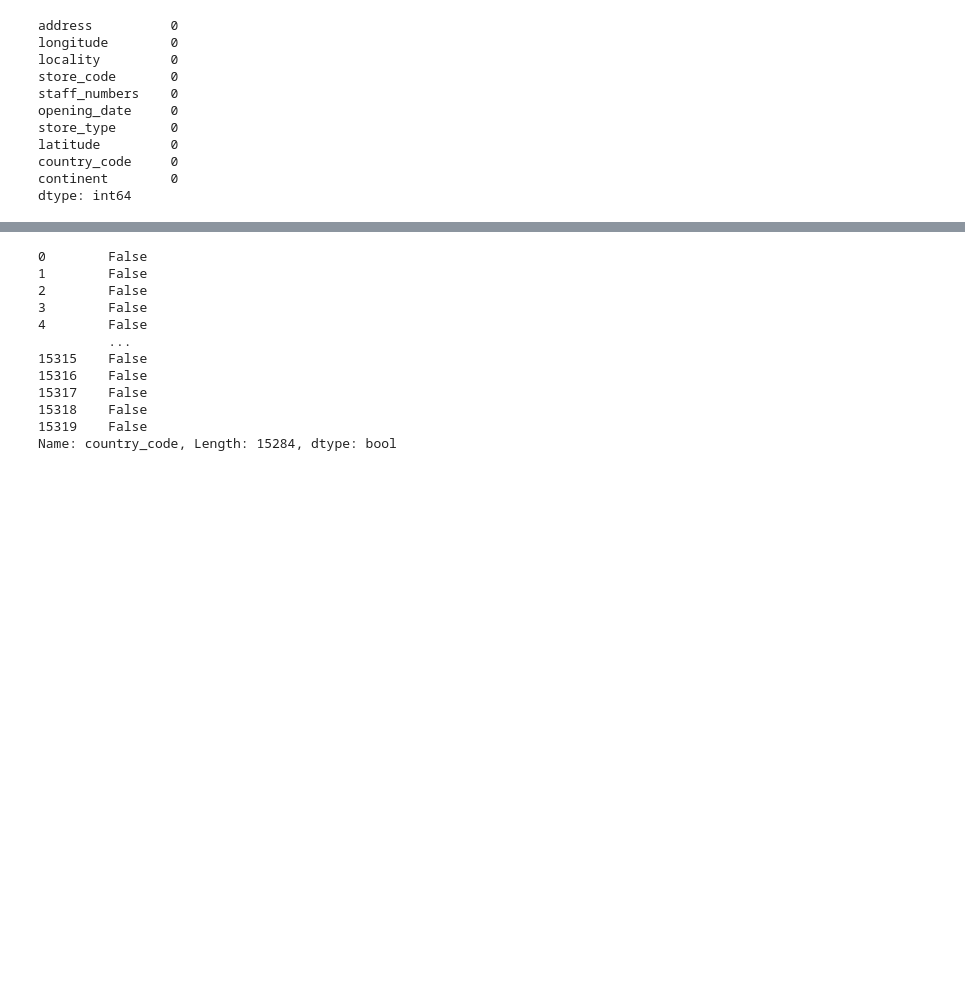
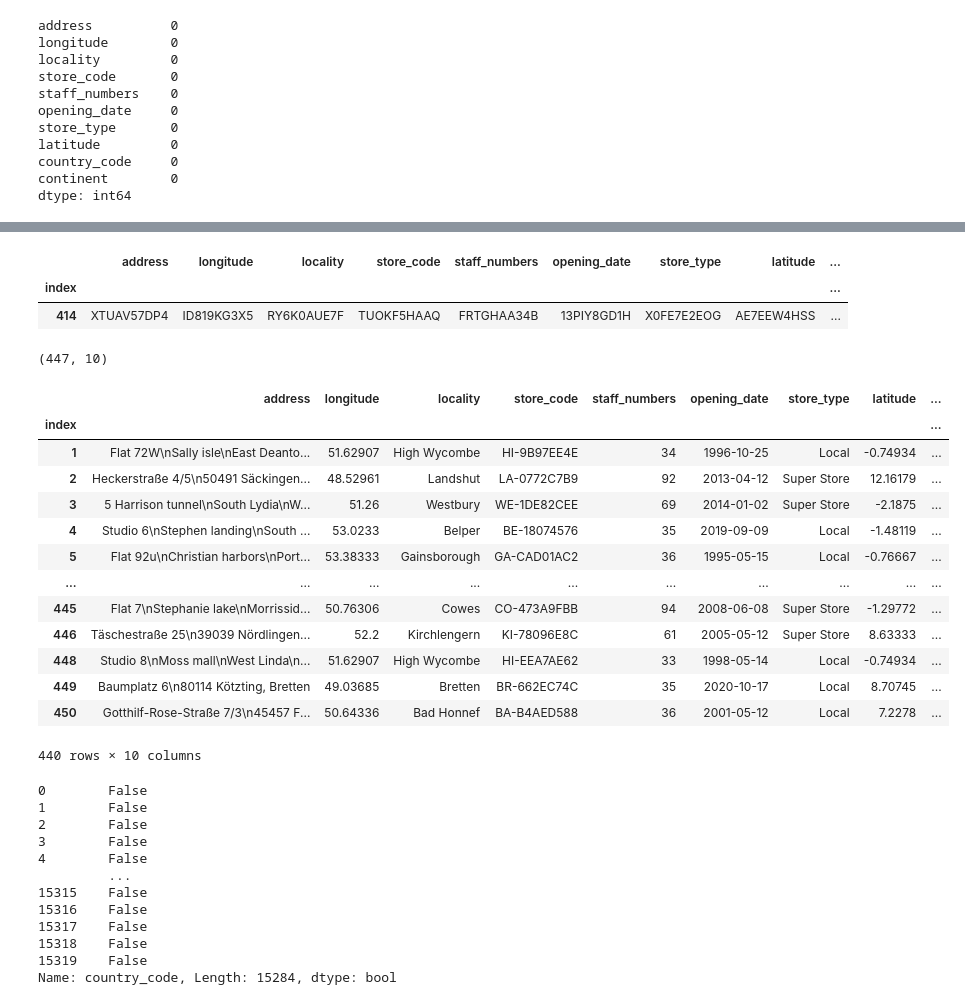
Before and after one commit to pearlroys/Multinational-retail-data-centralisation, a Jupyter notebook: cleans_user_data.ipynb, the cells around one changed output, grey strips where cells are left out. Drawn from its saved outputs; the diff is of its cells as text; code cells hidden in the pictures; blank space fills up the shorter version.

```diff
--- a/cleans_user_data.ipynb
+++ b/cleans_user_data.ipynb
@@ -137,0 +148,34 @@ NameError: name 'address' is not defined
+# %%
+rslt_df = df[df['continent'] == '1WZB1TE1HL']
+maps = df[df['continent'] == 'XQ953VS0FG']
+maps
+# %% [output]
+|  | address | longitude | locality | store_code | staff_numbers | opening_date | store_type | latitude | ... |
+| index |  |  |  |  |  |  |  |  | ... |
+| 414 | XTUAV57DP4 | ID819KG3X5 | RY6K0AUE7F | TUOKF5HAAQ | FRTGHAA34B | 13PIY8GD1H | X0FE7E2EOG | AE7EEW4HSS | ... |
+# %%
+df.shape
+# %% [output]
+(447, 10)
+# %%
+values = ['QP74AHEQT0',
+       'O0QJIRC943', '50IB01SFAZ', '0RSNUU3DF5', 'B4KVQB3P5Y',
+       'X0FE7E2EOG', 'NN04B3F6UQ']
+df = df.drop(df[df['store_type'].isin(values)].index)
+
+df
+# %% [output]
+|  | address | longitude | locality | store_code | staff_numbers | opening_date | store_type | latitude | ... |
+| index |  |  |  |  |  |  |  |  | ... |
+| 1 | Flat 72W\nSally isle\nEast Deanto... | 51.62907 | High Wycombe | HI-9B97EE4E | 34 | 1996-10-25 | Local | -0.74934 | ... |
+| 2 | Heckerstraße 4/5\n50491 Säckingen... | 48.52961 | Landshut | LA-0772C7B9 | 92 | 2013-04-12 | Super Store | 12.16179 | ... |
+| 3 | 5 Harrison tunnel\nSouth Lydia\nW... | 51.26 | Westbury | WE-1DE82CEE | 69 | 2014-01-02 | Super Store | -2.1875 | ... |
+| 4 | Studio 6\nStephen landing\nSouth ... | 53.0233 | Belper | BE-18074576 | 35 | 2019-09-09 | Local | -1.48119 | ... |
+| 5 | Flat 92u\nChristian harbors\nPort... | 53.38333 | Gainsborough | GA-CAD01AC2 | 36 | 1995-05-15 | Local | -0.76667 | ... |
+| ... | ... | ... | ... | ... | ... | ... | ... | ... | ... |
+| 445 | Flat 7\nStephanie lake\nMorrissid... | 50.76306 | Cowes | CO-473A9FBB | 94 | 2008-06-08 | Super Store | -1.29772 | ... |
+| 446 | Täschestraße 25\n39039 Nördlingen... | 52.2 | Kirchlengern | KI-78096E8C | 61 | 2005-05-12 | Super Store | 8.63333 | ... |
+| 448 | Studio 8\nMoss mall\nWest Linda\n... | 51.62907 | High Wycombe | HI-EEA7AE62 | 33 | 1998-05-14 | Local | -0.74934 | ... |
+| 449 | Baumplatz 6\n80114 Kötzting, Bretten | 49.03685 | Bretten | BR-662EC74C | 35 | 2020-10-17 | Local | 8.70745 | ... |
+| 450 | Gotthilf-Rose-Straße 7/3\n45457 F... | 50.64336 | Bad Honnef | BA-B4AED588 | 36 | 2001-05-12 | Local | 7.2278 | ... |
+440 rows × 10 columns
```
Also changed, not shown: parts of 9 cells of this notebook.
